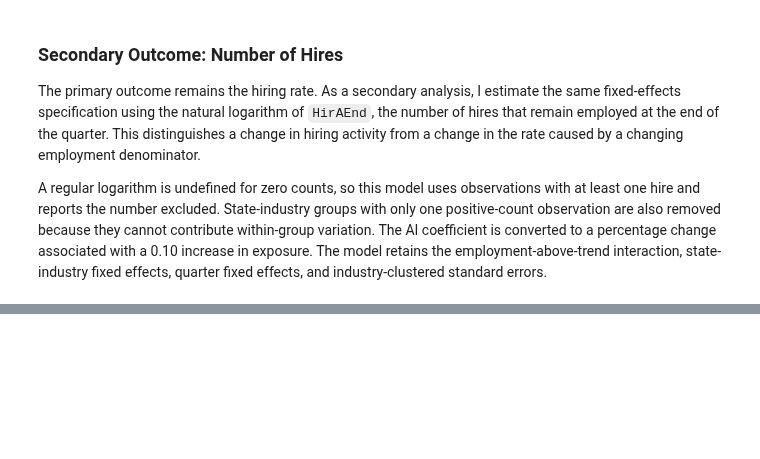
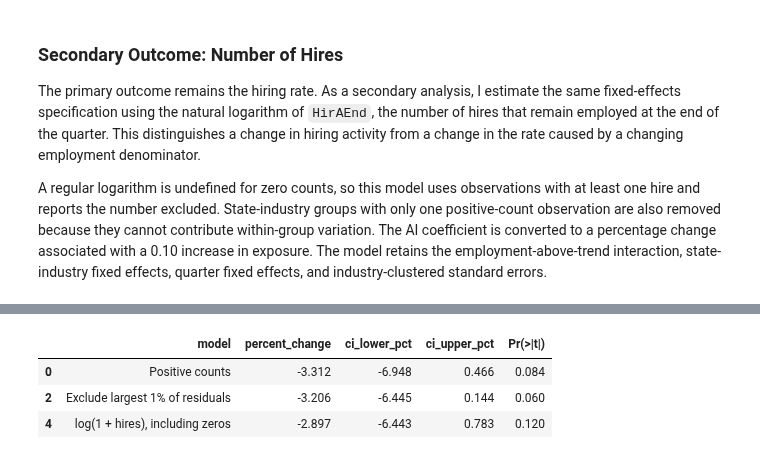
Before and after one commit to viet0901/senior-research, a Jupyter notebook: notebooks/01_research_analysis.ipynb, the cells around one changed output, grey strips where cells are left out. Drawn from its saved outputs; the diff is of its cells as text; code cells hidden in the pictures; blank space fills up the shorter version.

Commit message:
feat: add quarterly hiring analysis and model checks

```diff
--- a/notebooks/01_research_analysis.ipynb
+++ b/notebooks/01_research_analysis.ipynb
@@ -2526,13 +2528,16 @@ print(
 print("Model observations:", f"{len(hire_count_model_data):,}")
 
 # Estimate the secondary-outcome model
-secondary_hire_model = feols(
-    (
-        "log_hire_count ~ ai_exposure_post + employment_trend_post "
-        "| state_industry + period"
+secondary_hire_model = cast(
+    Feols,
+    feols(
+        (
+            "log_hire_count ~ ai_exposure_post + employment_trend_post "
+            "| state_industry + period"
+        ),
+        data=hire_count_model_data,
+        vcov={"CRV1": "industry"},
     ),
-    data=hire_count_model_data,
-    vcov={"CRV1": "industry"},
 )
 
 secondary_hire_results = tidy_model_results(
@@ -2554,0 +2686,80 @@ Model observations: 143,648
+# %%
+# Exclude the largest 1% of absolute residuals
+secondary_residual_cutoff = secondary_diagnostics[
+    "absolute_residual"
+].quantile(0.99)
+central_secondary_data = hire_count_model_data.loc[
+    secondary_diagnostics["absolute_residual"].le(
+        secondary_residual_cutoff
+    )
+].copy()
+
+secondary_trimmed_model = feols(
+    (
+        "log_hire_count ~ ai_exposure_post + employment_trend_post "
+        "| state_industry + period"
+    ),
+    data=central_secondary_data,
+    vcov={"CRV1": "industry"},
+)
+
+# Retain zero counts with log(1 + hires)
+zero_inclusive_hire_data = model_data.copy()
+zero_inclusive_hire_data["log1p_hire_count"] = np.log1p(
+    zero_inclusive_hire_data["hire_count"]
+)
+secondary_log1p_model = feols(
+    (
+        "log1p_hire_count ~ ai_exposure_post + employment_trend_post "
+        "| state_industry + period"
+    ),
+    data=zero_inclusive_hire_data,
+    vcov={"CRV1": "industry"},
+)
+
+secondary_sensitivity_results = pd.concat(
+    [
+        tidy_model_results(
+            secondary_hire_model,
+            "Positive counts",
+        ),
+        tidy_model_results(
+            secondary_trimmed_model,
+            "Exclude largest 1% of residuals",
+        ),
+        tidy_model_results(
+            secondary_log1p_model,
+            "log(1 + hires), including zeros",
+        ),
+    ],
+    ignore_index=True,
+)
+secondary_sensitivity_results["percent_change"] = (
+    np.expm1(secondary_sensitivity_results["Estimate"]) * 100
+)
+secondary_sensitivity_results["ci_lower_pct"] = (
+    np.expm1(secondary_sensitivity_results["2.5%"]) * 100
+)
+secondary_sensitivity_results["ci_upper_pct"] = (
+    np.expm1(secondary_sensitivity_results["97.5%"]) * 100
+)
+
+display(
+    secondary_sensitivity_results.loc[
+        secondary_sensitivity_results["term"].eq(
+            "ai_exposure_post"
+        ),
+        [
+            "model",
+            "percent_change",
+            "ci_lower_pct",
+            "ci_upper_pct",
+            "Pr(>|t|)",
+        ],
+    ].round(3)
+)
+# %% [output]
+|  | model | percent_change | ci_lower_pct | ci_upper_pct | Pr(>|t|) |
+| 0 | Positive counts | -3.312 | -6.948 | 0.466 | 0.084 |
+| 2 | Exclude largest 1% of residuals | -3.206 | -6.445 | 0.144 | 0.060 |
+| 4 | log(1 + hires), including zeros | -2.897 | -6.443 | 0.783 | 0.120 |
```
Also changed, not shown: parts of 9 cells of this notebook, 2 other files.
